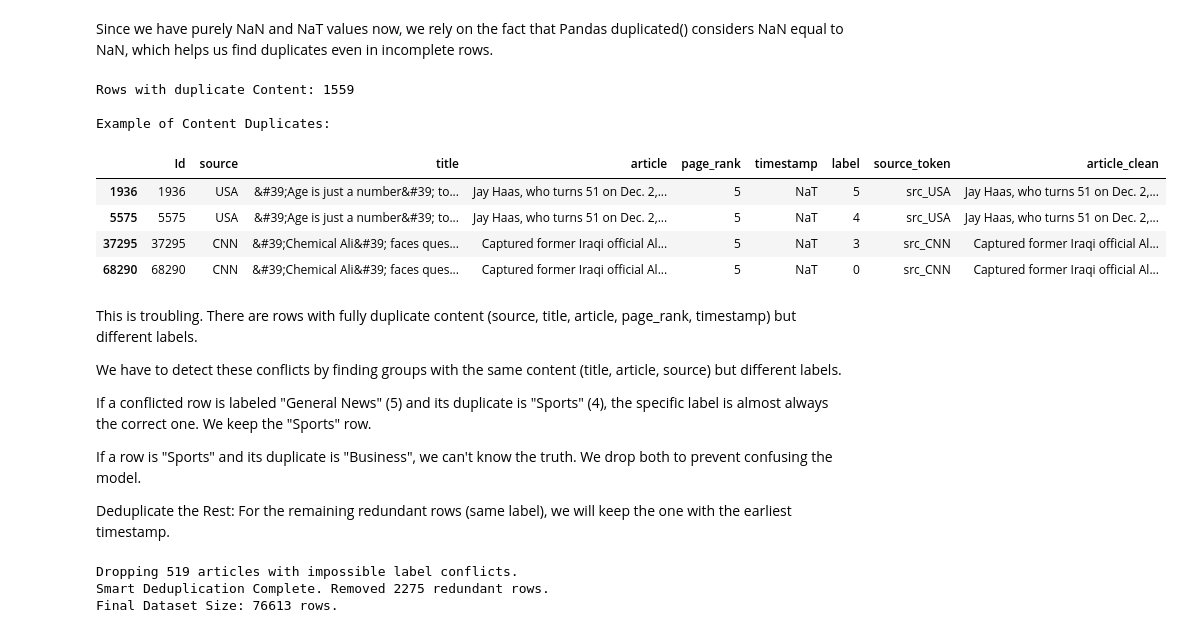
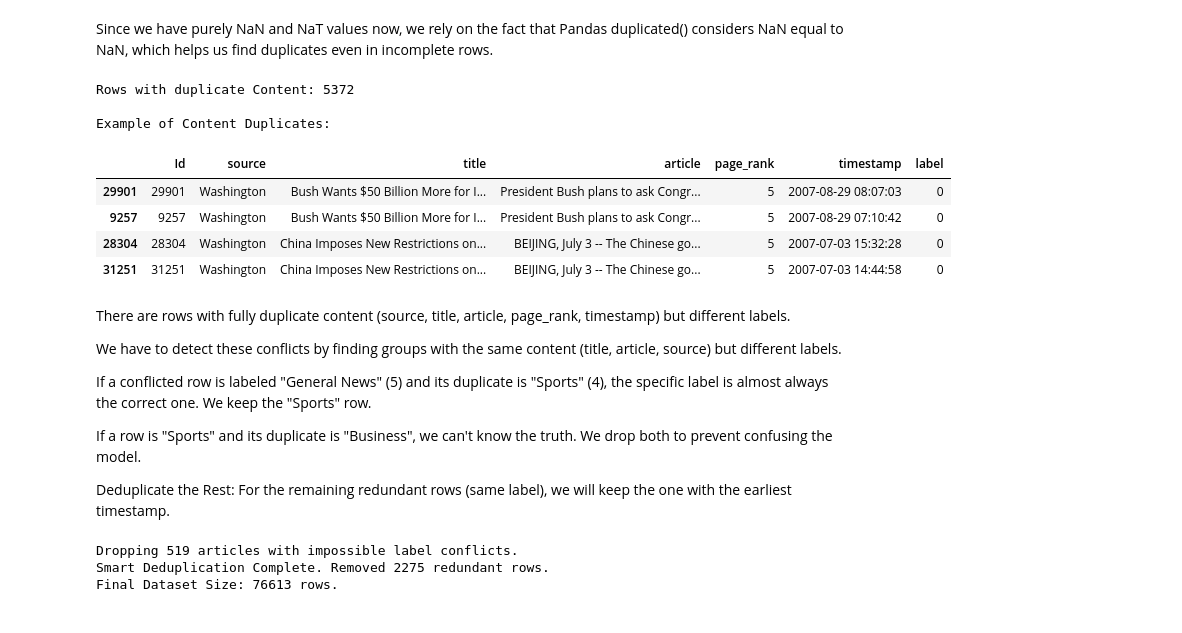
Before and after one commit to AgricolaC/DSML_News_Classification, a Jupyter notebook: eda.ipynb, the cells around one changed output. Cells and saved outputs as stored; diff of their text form; code cells hidden in the pictures.

```diff
--- a/eda.ipynb
+++ b/eda.ipynb
@@ -364,27 +359,27 @@ Percentage of Missing Dates: 34.69%
 Since we have purely NaN and NaT values now, we rely on the fact that Pandas duplicated() considers NaN equal to NaN, which helps us find duplicates even in incomplete rows.
 # %%
 # We ignore 'id' because that's just a database index.
-subset_cols = ['title', 'article', 'source', 'timestamp', 'page_rank']
+subset_cols = ['title', 'article', 'source']
 dup_content = df_clean[df_clean.duplicated(subset=subset_cols, keep=False)]
 
 print(f"Rows with duplicate Content: {len(dup_content)}")
 
 # Let's peek at an example of content duplicates if they exist
 if not dup_content.empty:
     print("\nExample of Content Duplicates:")
     # Sort by title so duplicates appear next to each other
     display(dup_content.sort_values(by='title').head(4))
 # %% [output]
-Rows with duplicate Content: 1559
+Rows with duplicate Content: 5372
 
 Example of Content Duplicates:
-|  | Id | source | title | article | page_rank | timestamp | label | source_token | article_clean |
-| 1936 | 1936 | USA | &#39;Age is just a number&#39; to... | Jay Haas, who turns 51 on Dec. 2,... | 5 | NaT | 5 | src_USA | Jay Haas, who turns 51 on Dec. 2,... |
-| 5575 | 5575 | USA | &#39;Age is just a number&#39; to... | Jay Haas, who turns 51 on Dec. 2,... | 5 | NaT | 4 | src_USA | Jay Haas, who turns 51 on Dec. 2,... |
-| 37295 | 37295 | CNN | &#39;Chemical Ali&#39; faces ques... | Captured former Iraqi official Al... | 5 | NaT | 3 | src_CNN | Captured former Iraqi official Al... |
-| 68290 | 68290 | CNN | &#39;Chemical Ali&#39; faces ques... | Captured former Iraqi official Al... | 5 | NaT | 0 | src_CNN | Captured former Iraqi official Al... |
+|  | Id | source | title | article | page_rank | timestamp | label |
+| 29901 | 29901 | Washington | Bush Wants $50 Billion More for I... | President Bush plans to ask Congr... | 5 | 2007-08-29 08:07:03 | 0 |
+| 9257 | 9257 | Washington | Bush Wants $50 Billion More for I... | President Bush plans to ask Congr... | 5 | 2007-08-29 07:10:42 | 0 |
+| 28304 | 28304 | Washington | China Imposes New Restrictions on... | BEIJING, July 3 -- The Chinese go... | 5 | 2007-07-03 15:32:28 | 0 |
+| 31251 | 31251 | Washington | China Imposes New Restrictions on... | BEIJING, July 3 -- The Chinese go... | 5 | 2007-07-03 14:44:58 | 0 |
 # %% [markdown]
-This is troubling. There are rows with fully duplicate content (source, title, article, page_rank, timestamp) but different labels.
+There are rows with fully duplicate content (source, title, article, page_rank, timestamp) but different labels.
 
 We have to detect these conflicts by finding groups with the same content (title, article, source) but different labels.
 
```
Also changed, not shown: parts of 23 cells of this notebook, 3 other files.
